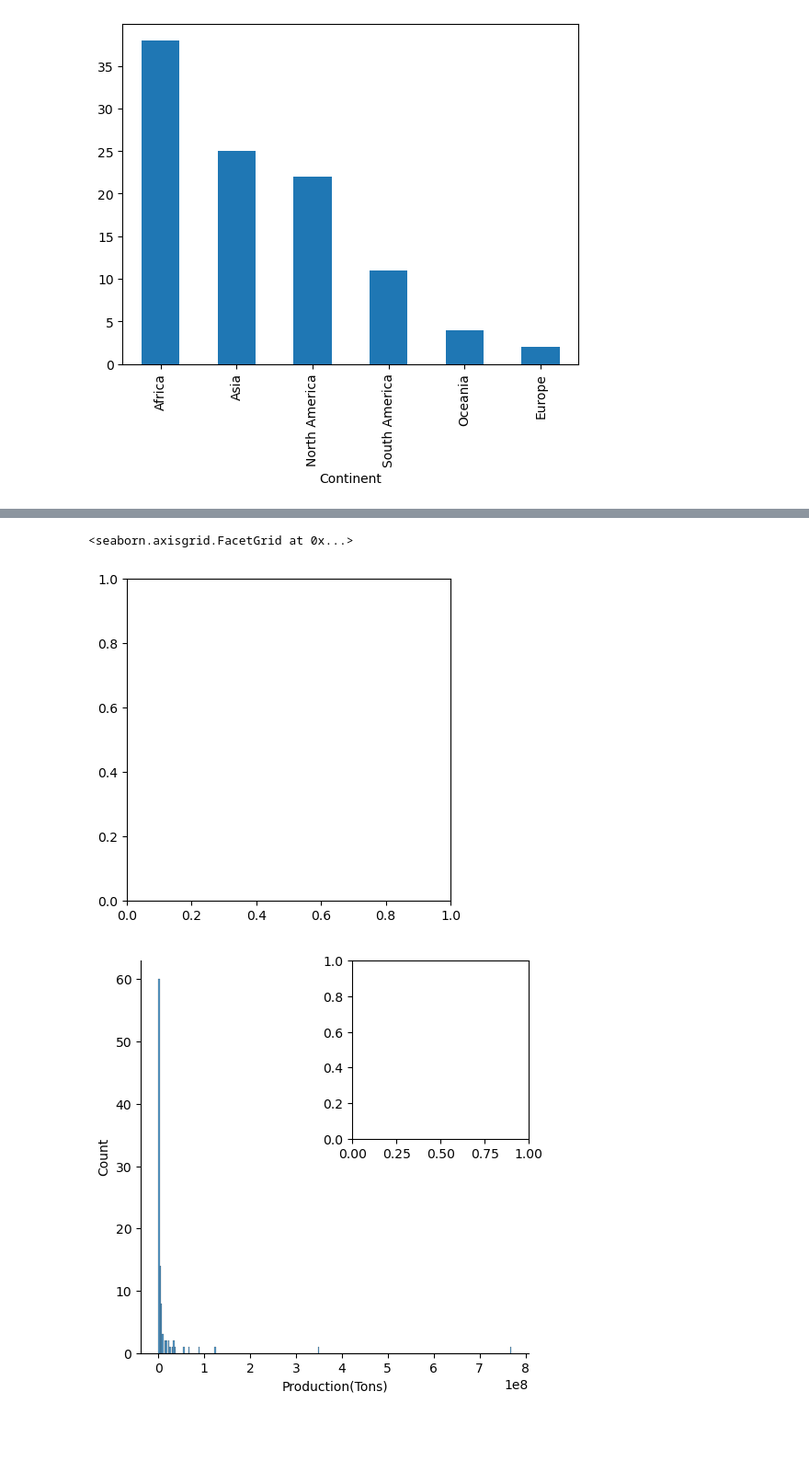
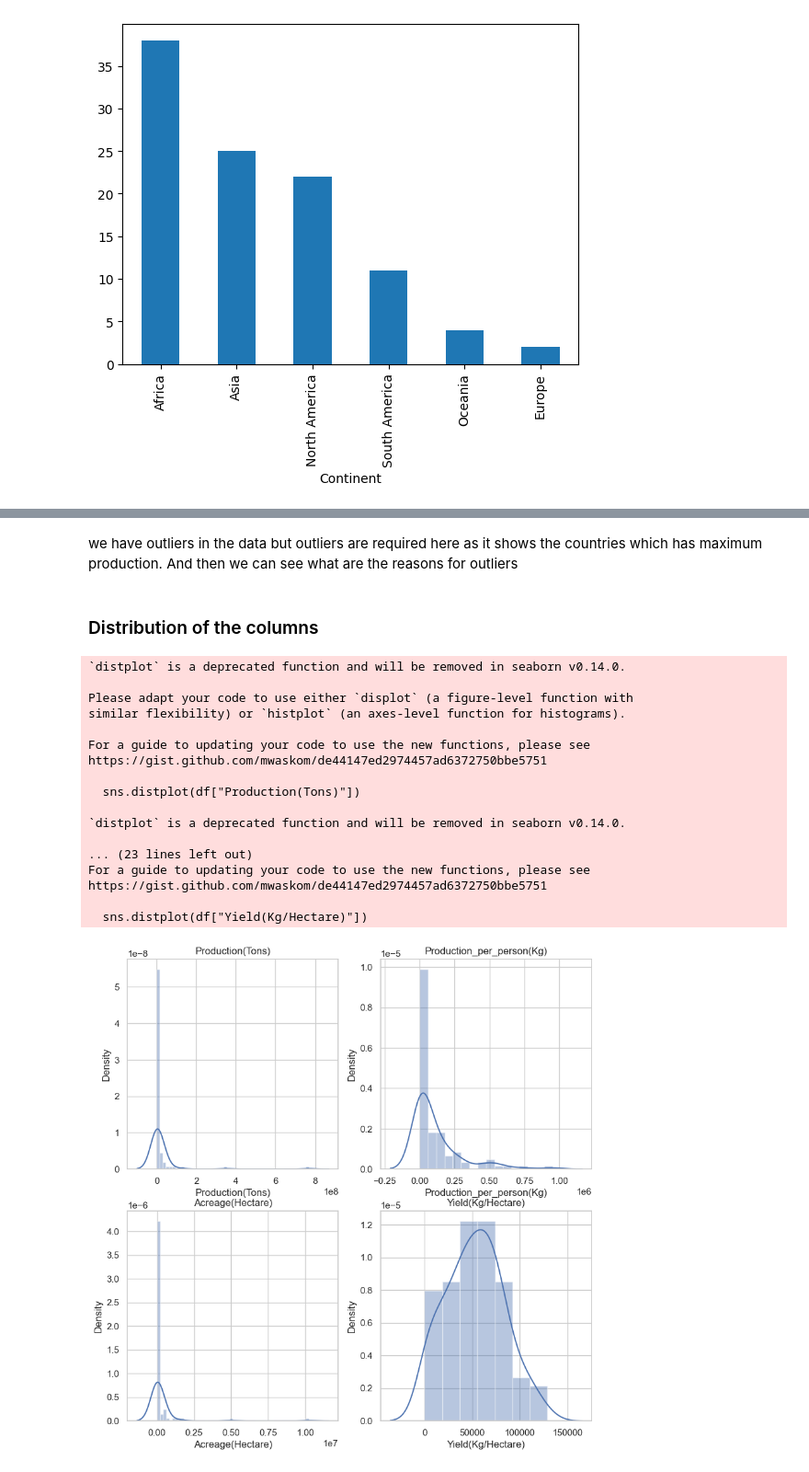
Before and after one commit to ramzal87/EDA-Sugarcane-Production, a Jupyter notebook: Sugerane EDA.ipynb, the cells around one changed output, grey strips where cells are left out. Shown at 92% size. Saved outputs shown, nothing was run; the diff lists cells and outputs as text; code cells hidden in the pictures; blank space fills up the shorter version.

```diff
--- a/Sugerane EDA.ipynb
+++ b/Sugerane EDA.ipynb
@@ -134,14 +167,38 @@ df['Continent'].value_counts().plot(kind = 'bar')
+# %% [markdown]
+we have outliers in the data but outliers are required here as it shows the countries which has maximum production. And then we can see what are the reasons for outliers
+# %% [markdown]
+### Distribution of the columns
 # %%
-plt.figure(figsize=(10,10))
+plt.figure(figsize = (10,10))
 plt.subplot(2,2,1)
-sns.displot(df['Production(Tons)'])
+sns.distplot(df["Production(Tons)"])
+plt.title("Production(Tons)")
 plt.subplot(2,2,2)
-sns.displot(df['Production_per_person(Kg)'])
+sns.distplot(df["Production_per_person(Kg)"])
+plt.title("Production_per_person(Kg)")
 plt.subplot(2,2,3)
-sns.displot(df['Acreage(Hectare)'])
+sns.distplot(df["Acreage(Hectare)"])
+plt.title("Acreage(Hectare)")
 plt.subplot(2,2,4)
-sns.displot(df['Yield(Kg/Hectare)'])
+sns.distplot(df["Yield(Kg/Hectare)"])
+plt.title("Yield(Kg/Hectare)")
+plt.show()
 # %% [output]
-<seaborn.axisgrid.FacetGrid at 0x...>
+`distplot` is a deprecated function and will be removed in seaborn v0.14.0.
+
+Please adapt your code to use either `displot` (a figure-level function with
+similar flexibility) or `histplot` (an axes-level function for histograms).
+
+For a guide to updating your code to use the new functions, please see
+https://gist.github.com/mwaskom/de44147ed2974457ad6372750bbe5751
+
+  sns.distplot(df["Production(Tons)"])
+
+`distplot` is a deprecated function and will be removed in seaborn v0.14.0.
+
+... (23 lines left out)
+For a guide to updating your code to use the new functions, please see
+https://gist.github.com/mwaskom/de44147ed2974457ad6372750bbe5751
+
+  sns.distplot(df["Yield(Kg/Hectare)"])
-[figure, old version]
+[figure, new version]
-[figure, removed]
```
Also changed, not shown: parts of 43 cells of this notebook.
